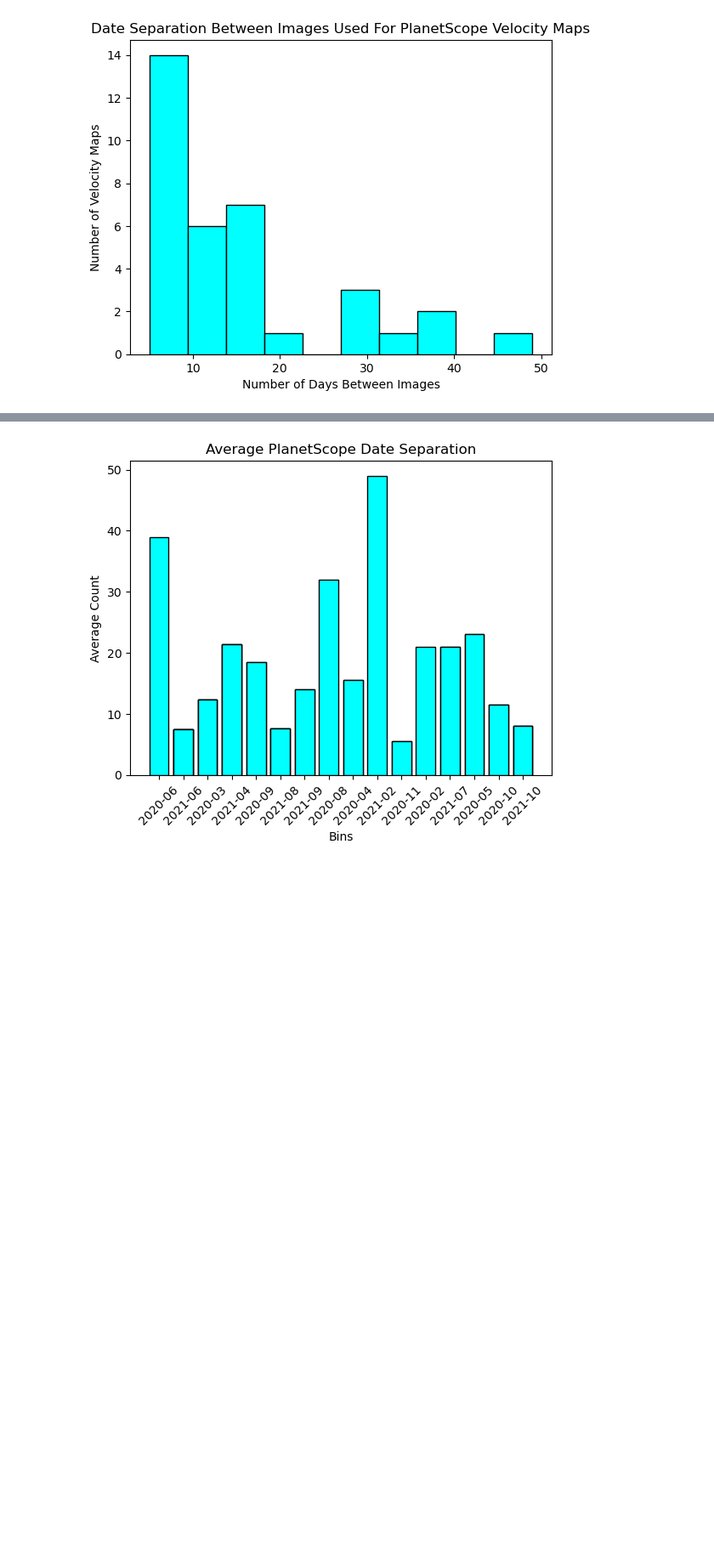
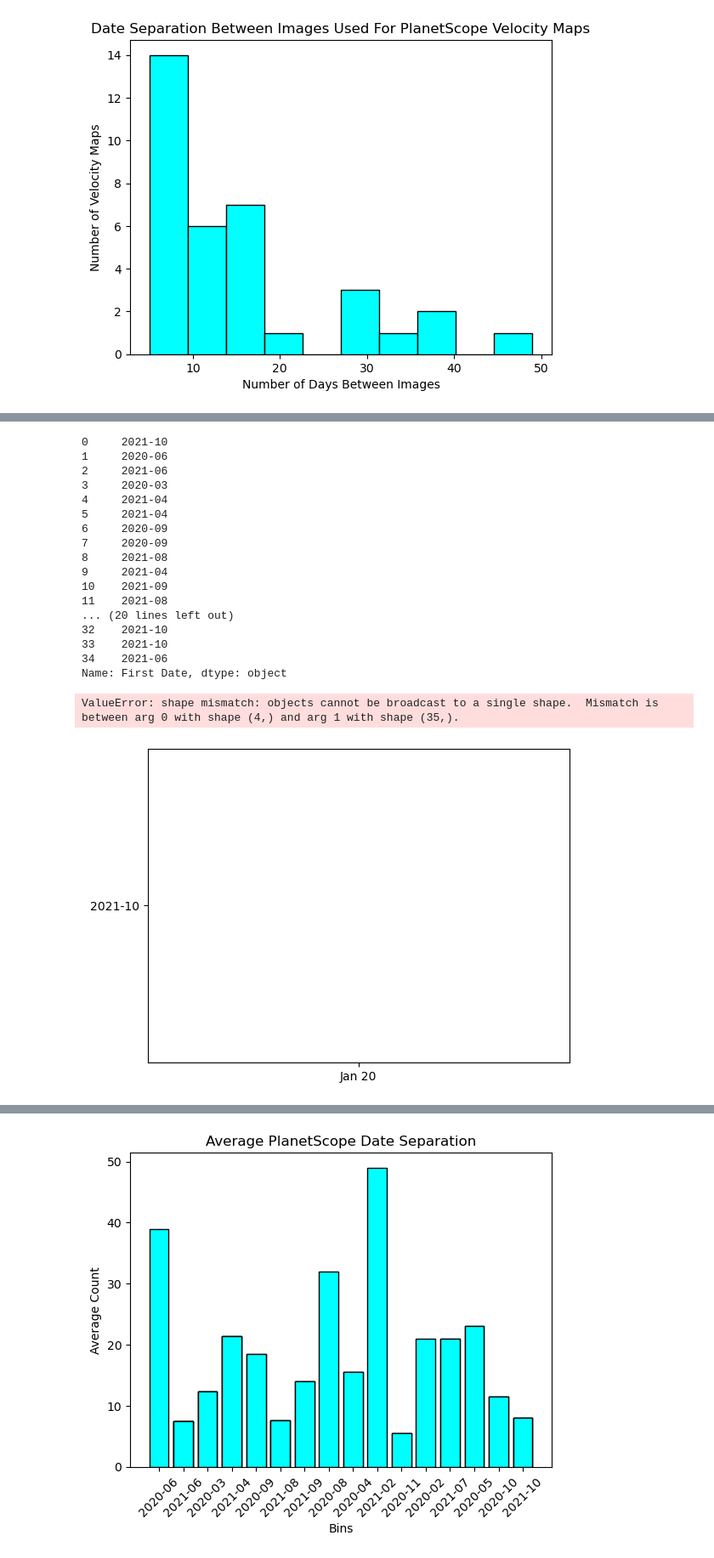
Before and after one commit to CryoGARS-Glaciology/planet_tile2img, a Jupyter notebook: Figure Generation Code.ipynb, the cells around one changed output, grey strips where cells are left out. Shown at 85% size. Drawn from its saved outputs; the diff is of its cells as text; code cells hidden in the pictures; blank space fills up the shorter version.

```diff
--- a/Figure Generation Code.ipynb
+++ b/Figure Generation Code.ipynb
@@ -331,0 +372,39 @@ plt.savefig('/Users/maddiegendreau/Desktop/PS_Date_Separation_Histogram.png')
+# %%
+# Read the CSV file
+Dates = pd.read_csv('/Volumes/Gendreau/Desktop/date_output_PS.csv')['First Date']
+
+print(Dates)
+
+fig, ax = plt.subplots()
+
+# fruits = ['Jan 20', 'Feb 20', 'Mar 20', 'Apr 20']
+# bar_labels = ['red', 'blue', '_red', 'orange']
+# bar_colors = ['tab:red', 'tab:blue', 'tab:red', 'tab:orange']
+
+ax.bar(fruits, Dates)
+
+# ax.set_ylabel('fruit supply')
+# ax.set_title('Fruit supply by kind and color')
+# ax.legend(title='Fruit color')
+
+plt.show()
+# %% [output]
+0     2021-10
+1     2020-06
+2     2021-06
+3     2020-03
+4     2021-04
+5     2021-04
+6     2020-09
+7     2020-09
+8     2021-08
+9     2021-04
+10    2021-09
+11    2021-08
+... (20 lines left out)
+32    2021-10
+33    2021-10
+34    2021-06
+Name: First Date, dtype: object
+ValueError: shape mismatch: objects cannot be broadcast to a single shape.  Mismatch is between arg 0 with shape (4,) and arg 1 with shape (35,).
+[figure, added]
```
Also changed, not shown: parts of 14 cells of this notebook.
